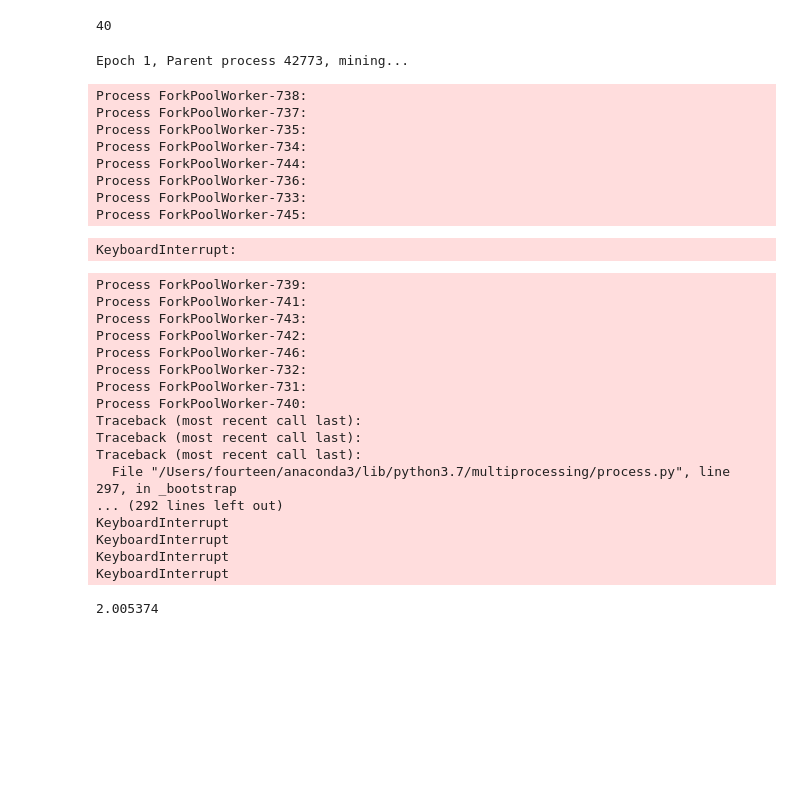
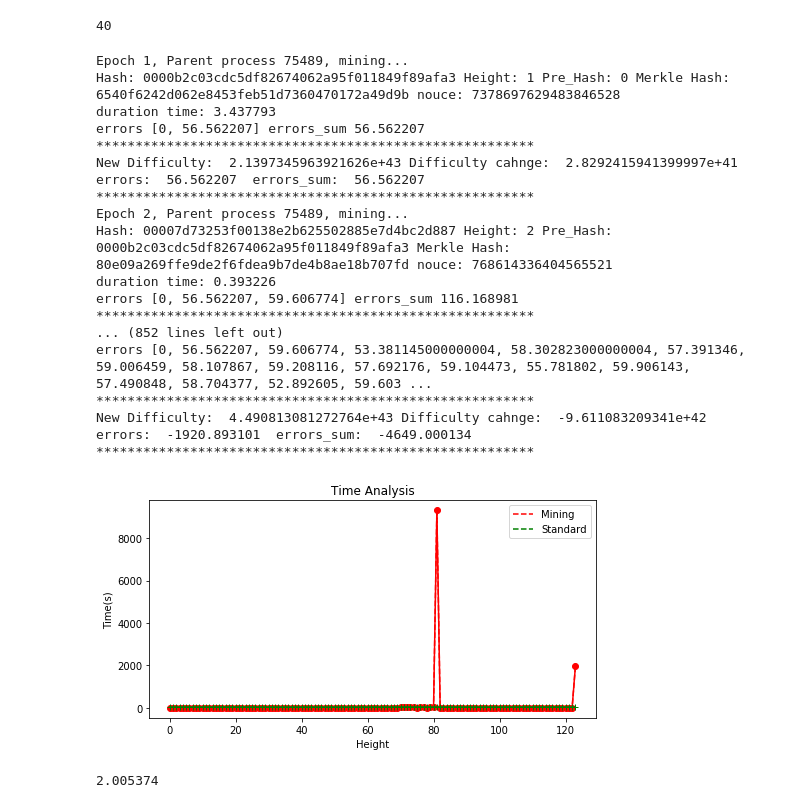
Before and after one commit to mexiQQ/blockchain-difficulty-adjustment-strategy, a Jupyter notebook: main.ipynb, the cells around one changed output. Saved outputs shown, nothing was run; the diff lists cells and outputs as text; code cells hidden in the pictures; blank space fills up the shorter version.

```diff
--- a/main.ipynb
+++ b/main.ipynb
@@ -86,9 +88,10 @@ def visualization(blocks):
 ## old_Difficulty = 5 means 00000 + FFFFFFFFFFFFFFFFFFFFFFFFFFFFFFFFFFF
 
 import math
-kp = 0.5
-ki = 0.1
-kd = 0.1
+kp = 5000000000000000000000000000000000000000
+ki = 1000000000000000000000000000000000000
+kd = 1000000000000000000000000000000000000
+difficulties = [DIFFICULTY]
 # kp = 0.5, ki = 0.2, kd = 0.1
 # kp = 0.5, ki = 0.3, kd = 0.1
 # kp = 0.5, ki = 0.4, kd = 0.1
@@ -102,12 +105,16 @@ def adjustmentDifficulty(old_Difficulty,height):
     print("new_Difficulty:",new_Difficulty)
     return math.pow(2,  new_Difficulty)
 
-def adjustmentDifficulty2(old_Difficulty):
-    ut = kp*errors[-1] + ki*errors_sum + kd*(errors[-1] - errors[-2])
+def adjustmentDifficulty2(old_Difficulty,height):
+    ut = kp*errors[height] + ki*errors_sum + kd*(errors[height] - errors[height-1])
     new_Difficulty = old_Difficulty - ut
+    print('********************************************************')
+    print('New Difficulty: ', new_Difficulty, 'Difficulty cahnge: ', ut, ' errors: ', errors[height], ' errors_sum: ', errors_sum)
+    print('********************************************************')
+    difficulties.append(new_Difficulty)
     return new_Difficulty
 
-# print(adjustmentDifficulty(DIFFICULTY))
+# print(adjustmentDifficulty(DIFFICULTY)，1)
 # %%
 ## Start mining
 import random
@@ -125,10 +132,10 @@ height = 1
 max_nounce = sys.maxsize
 
 # 100 blocks
-nodes_numbers = [0,25,12,12,15,19,18,19,12,25,23,25,24,22,4,15,16,17,23,6,7,2,18,19,12,7,16,24,14,14,6,7]
-#                  25,12,12,15,19,18,19,12,25,23,25,24,22,4,15,16,17,23,6,7,2,18,19,12,7,16,24,14,14,6,7,
-#                  25,12,12,15,19,18,19,12,25,23,25,24,22,4,15,16,17,23,6,7,2,18,19,12,7,16,24,14,14,6,7,
-#                  12,12,15,19,19,24,12,7,8,25]
+nodes_numbers = [0,5,12,12,15,7,8,9,12,15,13,15,4,6,8,10,7,16,13,2,4,3,12,16,5,11,13,16,14,14,6,7,
+                 5,12,12,15,7,8,9,12,15,13,15,4,6,8,10,7,16,13,2,4,3,12,16,5,11,13,16,14,14,6,7,
+                 5,12,12,15,7,8,9,12,15,13,15,4,6,8,10,7,16,13,2,4,3,12,16,5,11,13,16,14,14,6,7,
+                 5,12,12,15,7,8,9,12,15,13,15,4,6,8,10,7,16,13,2,4,3,12,16,5,11,13,16,14,14,6,7]
 
 def long_time_task(i, queue, start, height, pre_hash, merkle, DIFFICULTY):
 #     print('Run task %s (%s)...' % (i, os.getpid()))
@@ -151,63 +158,55 @@ while height < len(nodes_numbers):
     print('Epoch %s, Parent process %s, mining...' % (height, os.getpid()))
     merkle = sha1(random.random())
     nodes_number = nodes_numbers[height]
     unit_nounce = max_nounce // nodes_number
     p = Pool()
     queue = Manager().Queue()
     start_time = datetime.now()
 
     for i in range(nodes_number):
         start = i * unit_nounce # nounce
         p.apply_async(long_time_task, args = (i, queue, start, height, pre_hash, merkle, DIFFICULTY))
     p.close()
     p.join()
 
     end_time = datetime.now()
     duration = end_time - start_time
     duration = duration.total_seconds()
     print('duration time: %s' % duration)
 
     block = Block(height, pre_hash, merkle, queue.get(True), [])
     block.duration = duration
     blocks.append(block)
-    errors.append(60 - duration)
-    errors_sum += duration
+    error = 60 - duration
+    errors.append(error)
+    errors_sum += error
 
     print('errors', errors, "errors_sum", errors_sum)
-    DIFFICULTY = adjustmentDifficulty(DIFFICULTY,height)
+    DIFFICULTY = adjustmentDifficulty2(DIFFICULTY,height)
 
     height += 1
     pre_hash = block.getHash()
 
 visualization(blocks)
 # %% [output]
-Epoch 1, Parent process 42773, mining...
+Epoch 1, Parent process 75489, mining...
+Hash: 0000b2c03cdc5df82674062a95f011849f89afa3 Height: 1 Pre_Hash: 0 Merkle Hash: 6540f6242d062e8453feb51d7360470172a49d9b nouce: 7378697629483846528
+duration time: 3.437793
+errors [0, 56.562207] errors_sum 56.562207
+********************************************************
+New Difficulty:  2.1397345963921626e+43 Difficulty cahnge:  2.8292415941399997e+41  errors:  56.562207  errors_sum:  56.562207
+********************************************************
+Epoch 2, Parent process 75489, mining...
+Hash: 00007d73253f00138e2b625502885e7d4bc2d887 Height: 2 Pre_Hash: 0000b2c03cdc5df82674062a95f011849f89afa3 Merkle Hash: 80e09a269ffe9de2f6fdea9b7de4b8ae18b707fd nouce: 768614336404565521
+duration time: 0.393226
+errors [0, 56.562207, 59.606774] errors_sum 116.168981
+********************************************************
+... (852 lines left out)
+errors [0, 56.562207, 59.606774, 53.381145000000004, 58.302823000000004, 57.391346, 59.006459, 58.107867, 59.208116, 57.692176, 59.104473, 55.781802, 59.906143, 57.490848, 58.704377, 52.892605, 59.603 ...
+********************************************************
+New Difficulty:  4.490813081272764e+43 Difficulty cahnge:  -9.611083209341e+42  errors:  -1920.893101  errors_sum:  -4649.000134
+********************************************************
-Process ForkPoolWorker-738:
-Process ForkPoolWorker-737:
-Process ForkPoolWorker-735:
-Process ForkPoolWorker-734:
-Process ForkPoolWorker-744:
-Process ForkPoolWorker-736:
-Process ForkPoolWorker-733:
-Process ForkPoolWorker-745:
-KeyboardInterrupt:
-Process ForkPoolWorker-739:
-Process ForkPoolWorker-741:
-Process ForkPoolWorker-743:
-Process ForkPoolWorker-742:
-Process ForkPoolWorker-746:
-Process ForkPoolWorker-732:
-Process ForkPoolWorker-731:
-Process ForkPoolWorker-740:
-Traceback (most recent call last):
-Traceback (most recent call last):
-Traceback (most recent call last):
-  File "/Users/fourteen/anaconda3/lib/python3.7/multiprocessing/process.py", line 297, in _bootstrap
-... (292 lines left out)
-KeyboardInterrupt
-KeyboardInterrupt
-KeyboardInterrupt
-KeyboardInterrupt
+[figure, added]
 # %%
 from datetime import datetime
 import time
```
Also changed, not shown: parts of 1 cell of this notebook.
